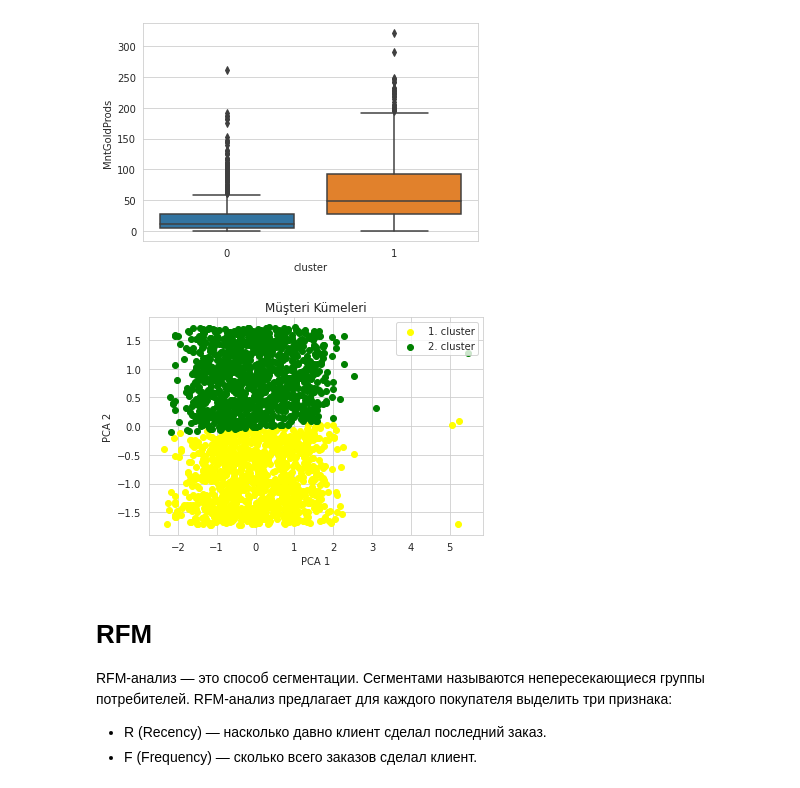
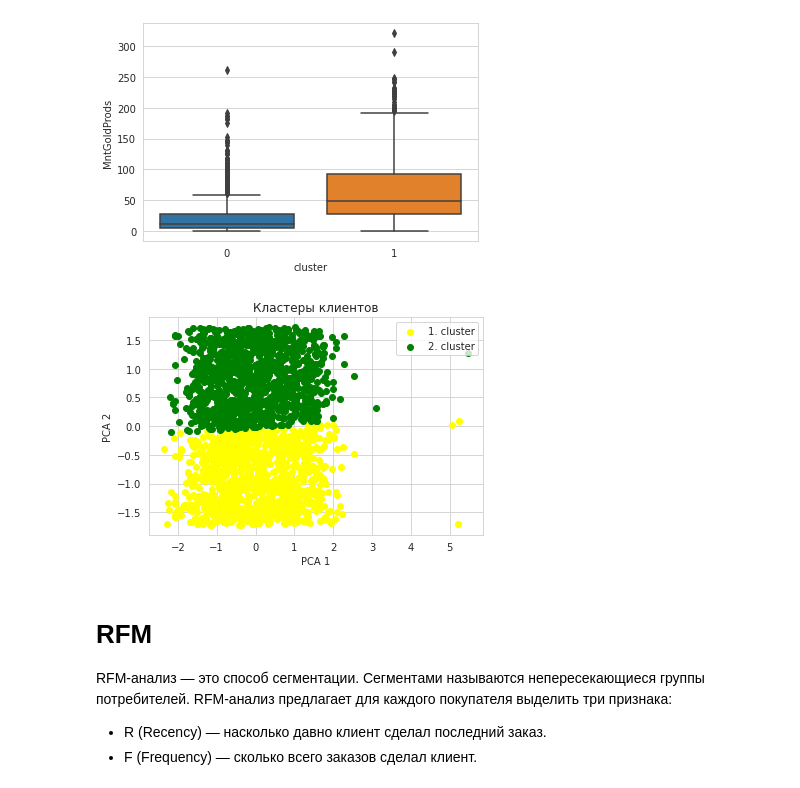
Before and after one commit to NoeldVisard/Data-Analysis-Customer-Personality-, a Jupyter notebook: Customer_Personality.ipynb, the cells around one changed output. Saved outputs shown, nothing was run; the diff lists cells and outputs as text; code cells hidden in the pictures.

```diff
--- a/Customer_Personality.ipynb
+++ b/Customer_Personality.ipynb
@@ -628,13 +628,13 @@ clusters = kmeans.fit_predict(data_pca)
 # %%
 plt.scatter(data_pca[clusters == 0, 0], data_pca[clusters == 0, 1], c = 'yellow', label = '1. cluster')
 plt.scatter(data_pca[clusters == 1, 0], data_pca[clusters == 1, 1], c = 'green', label = '2. cluster')
-plt.title('Müşteri Kümeleri')
+plt.title('Кластеры клиентов')
 plt.xlabel('PCA 1')
 plt.ylabel('PCA 2')
 plt.legend()
 plt.show()
 # %% [output]
-[figure, old version]
+[figure, new version]
 # %% [markdown]
 # RFM
  RFM-анализ — это способ сегментации. Сегментами называются непересекающиеся группы потребителей. RFM-анализ предлагает для каждого покупателя выделить три признака:
```
